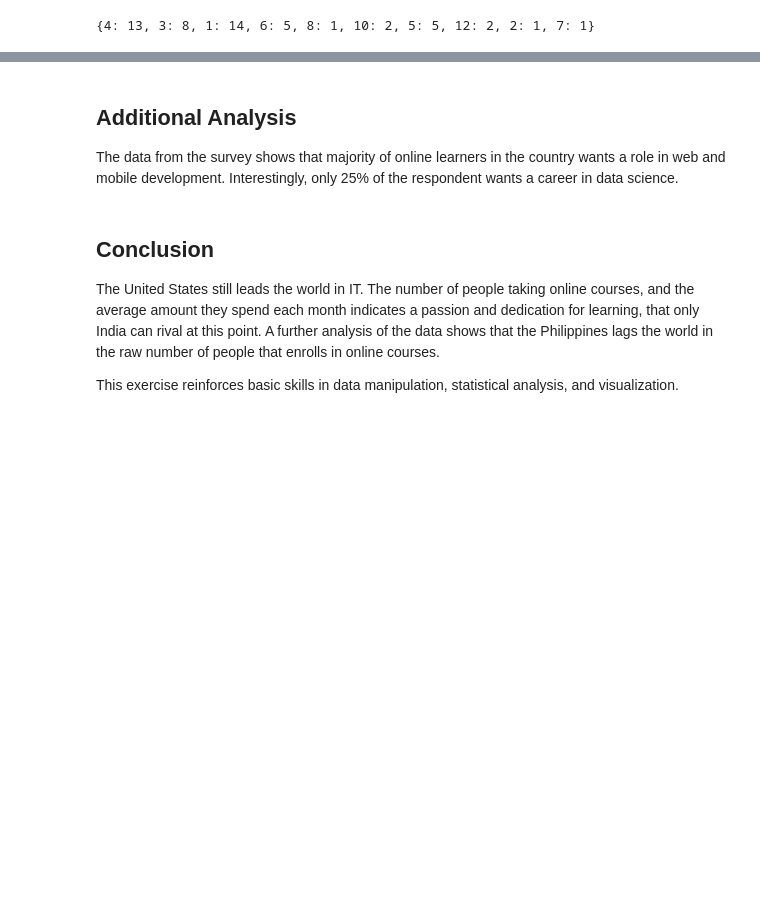
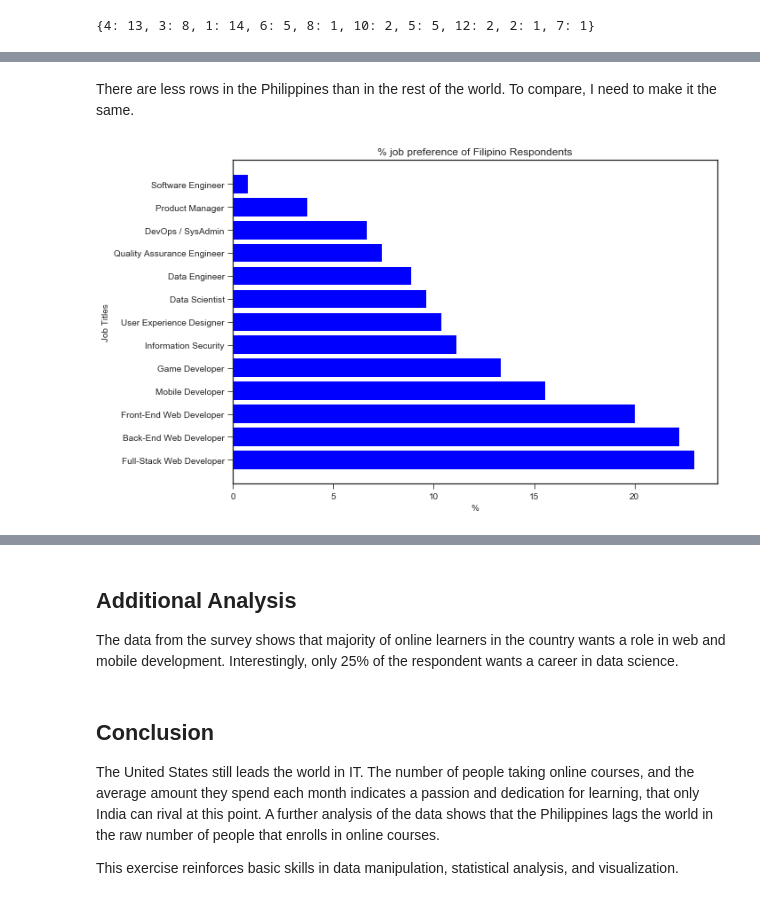
Before and after one commit to lnbalon/coder_survey, a Jupyter notebook: Coder_Survey.ipynb, the cells around one changed output, grey strips where cells are left out. Cells and saved outputs as stored; diff of their text form; code cells hidden in the pictures; blank space fills up the shorter version.

```diff
--- a/Coder_Survey.ipynb
+++ b/Coder_Survey.ipynb
@@ -392,0 +526,2 @@ job_interest_phil_df.sort_values(by=['number'],ascending=False,inplace=True)
+# %% [markdown]
+There are less rows in the Philippines than in the rest of the world. To compare, I need to make it the same.
@@ -392,0 +530,26 @@ job_interest_phil_df.sort_values(by=['number'],ascending=False,inplace=True)
+# %%
+phil_data = job_interest_phil_df * 100 / philippines.shape[0]
+# %%
+fig, ax= plt.subplots()
+fig.set_size_inches(10, 6)
+
+height = phil_data['number']
+bars = phil_data.index
+y_pos = np.arange(len(bars))
+
+# Create horizontal bars
+plt.barh(y_pos, height, color = 'blue')
+
+# Create names on the y-axis
+plt.yticks(y_pos, bars)
+
+# Show graphic
+plt.title('% job preference of Filipino Respondents')
+plt.xlabel('%')
+plt.ylabel('Job Titles')
+#plt.legend()
+plt.tight_layout()
+plt.savefig('job_preference_phil.png')
+plt.show()
+# %% [output]
+[figure, added]
```
Also changed, not shown: parts of 25 cells of this notebook, 6 other files.
